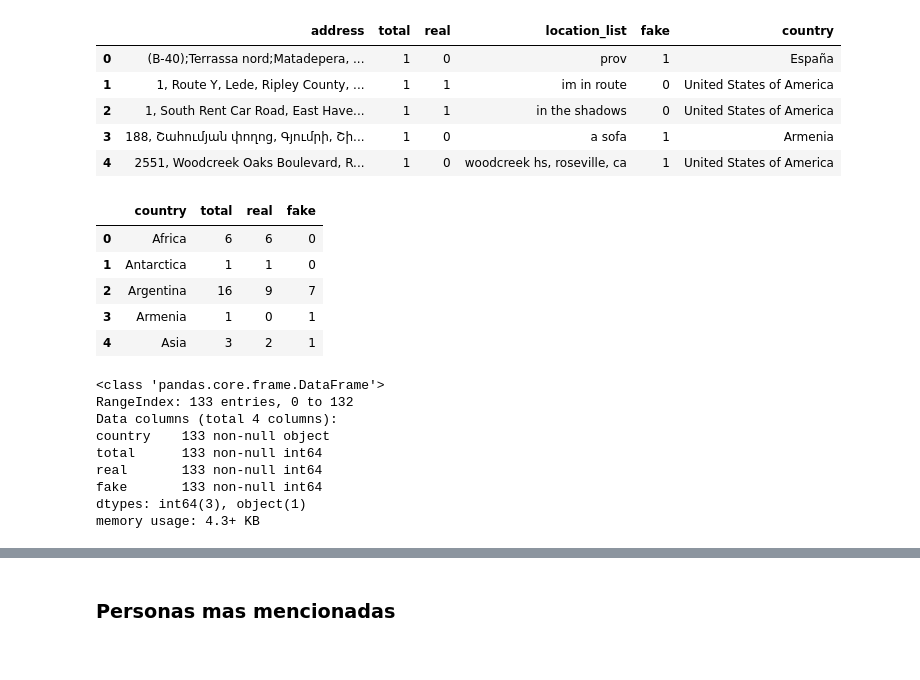
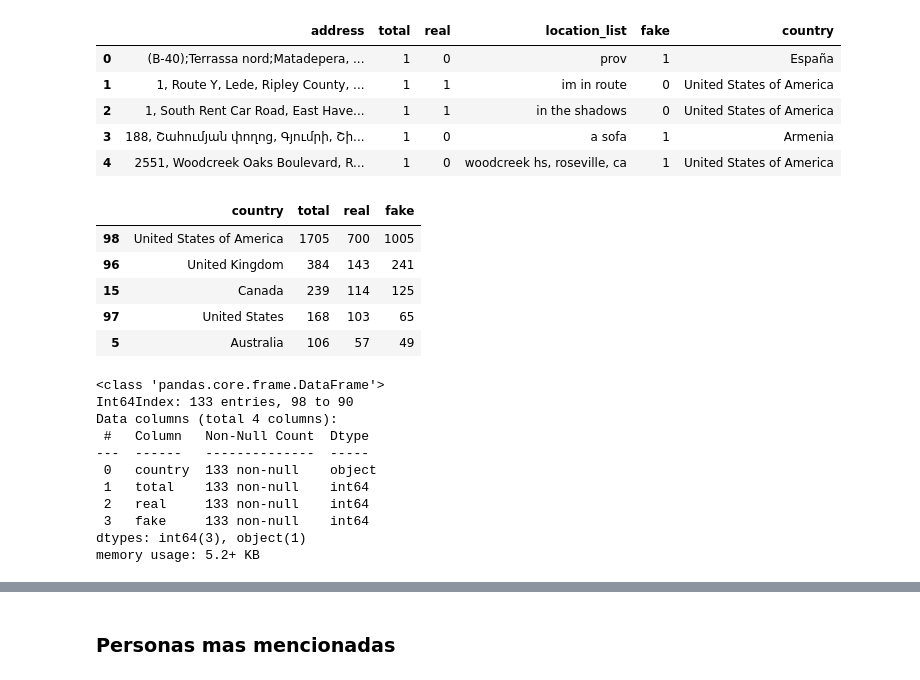
Before and after one commit to milemarchese/OrganizacionDeDatos, a Jupyter notebook: Análisis Exploratorio.ipynb, the cells around one changed output, grey strips where cells are left out. Saved outputs shown, nothing was run; the diff lists cells and outputs as text; code cells hidden in the pictures.

```diff
--- a/Análisis Exploratorio.ipynb
+++ b/Análisis Exploratorio.ipynb
@@ -395,24 +496,26 @@ by_address.head()
 | 4 | 2551, Woodcreek Oaks Boulevard, R... | 1 | 0 | woodcreek hs, roseville, ca | 1 | United States of America |
 # %%
 by_address.loc[:, 'country'] = by_address.country.str.strip()
-by_country = by_address.groupby(['country']).agg({'total': 'sum', 'real': 'sum', 'fake': 'sum'}).reset_index()
+by_country = by_address.groupby(['country']).agg({'total': 'sum', 'real': 'sum', 'fake': 'sum'}).reset_index().sort_values('total', ascending=False)
 by_country.head()
 # %% [output]
 |  | country | total | real | fake |
-| 0 | Africa | 6 | 6 | 0 |
-| 1 | Antarctica | 1 | 1 | 0 |
-| 2 | Argentina | 16 | 9 | 7 |
-| 3 | Armenia | 1 | 0 | 1 |
-| 4 | Asia | 3 | 2 | 1 |
+| 98 | United States of America | 1705 | 700 | 1005 |
+| 96 | United Kingdom | 384 | 143 | 241 |
+| 15 | Canada | 239 | 114 | 125 |
+| 97 | United States | 168 | 103 | 65 |
+| 5 | Australia | 106 | 57 | 49 |
 # %%
 by_country.info()
 # %% [output]
 <class 'pandas.core.frame.DataFrame'>
-RangeIndex: 133 entries, 0 to 132
+Int64Index: 133 entries, 98 to 90
 Data columns (total 4 columns):
-country    133 non-null object
-total      133 non-null int64
-real       133 non-null int64
-fake       133 non-null int64
+ #   Column   Non-Null Count  Dtype
+---  ------   --------------  -----
+ 0   country  133 non-null    object
+ 1   total    133 non-null    int64
+ 2   real     133 non-null    int64
+ 3   fake     133 non-null    int64
 dtypes: int64(3), object(1)
-memory usage: 4.3+ KB
+memory usage: 5.2+ KB
```
Also changed, not shown: parts of 50 cells of this notebook, 1 other file.
